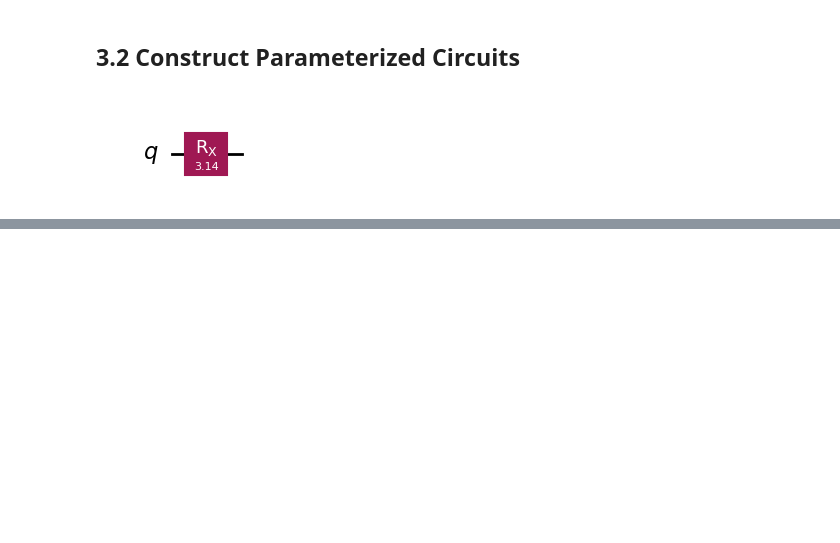
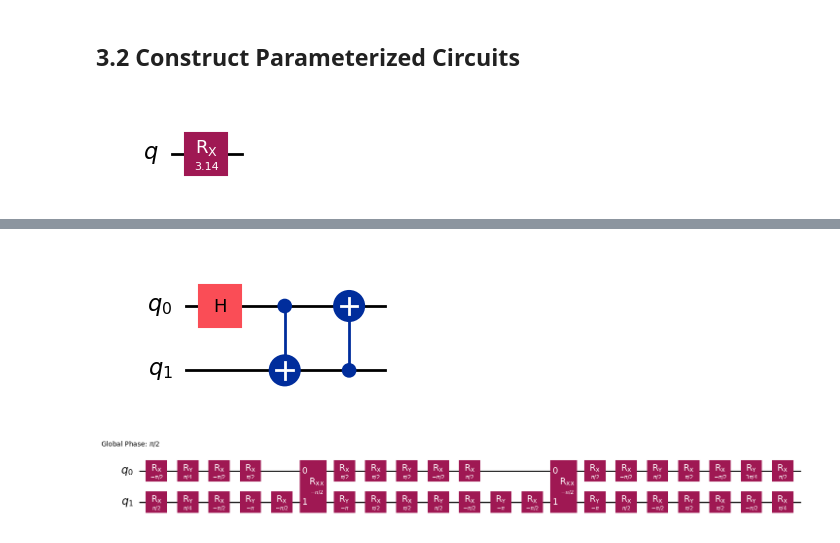
Before and after one commit to Rishivarshil/osuquantumclub, a Jupyter notebook: qiskit_study_guide.ipynb, the cells around one changed output, grey strips where cells are left out. Saved outputs shown, nothing was run; the diff lists cells and outputs as text; code cells hidden in the pictures; blank space fills up the shorter version.

```diff
--- a/qiskit_study_guide.ipynb
+++ b/qiskit_study_guide.ipynb
@@ -184,0 +238,16 @@ Transpile w/ pass manager
+# %%
+#Example circuit
+qc = QuantumCircuit(2)
+qc.h(0)
+qc.cx(0,1)
+qc.cx(1,0)
+
+qc.draw('mpl')
+# %% [output]
+[figure, added]
+# %%
+# Custom pass manager in action
+transpiled = custom_pm.run(qc)
+transpiled.draw('mpl')
+# %% [output]
+[figure, added]
```
Also changed, not shown: parts of 37 cells of this notebook.
